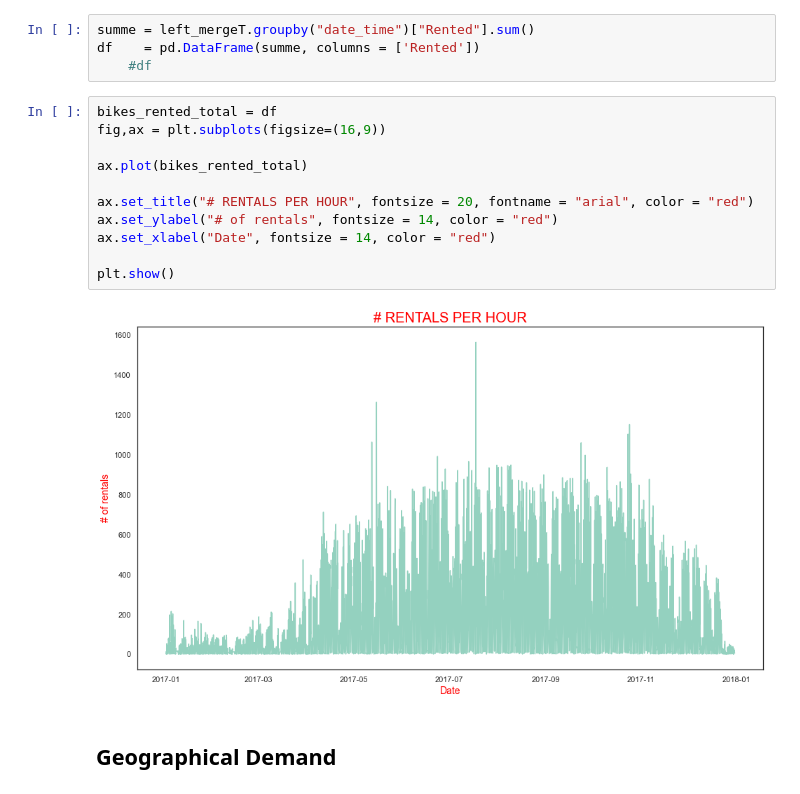
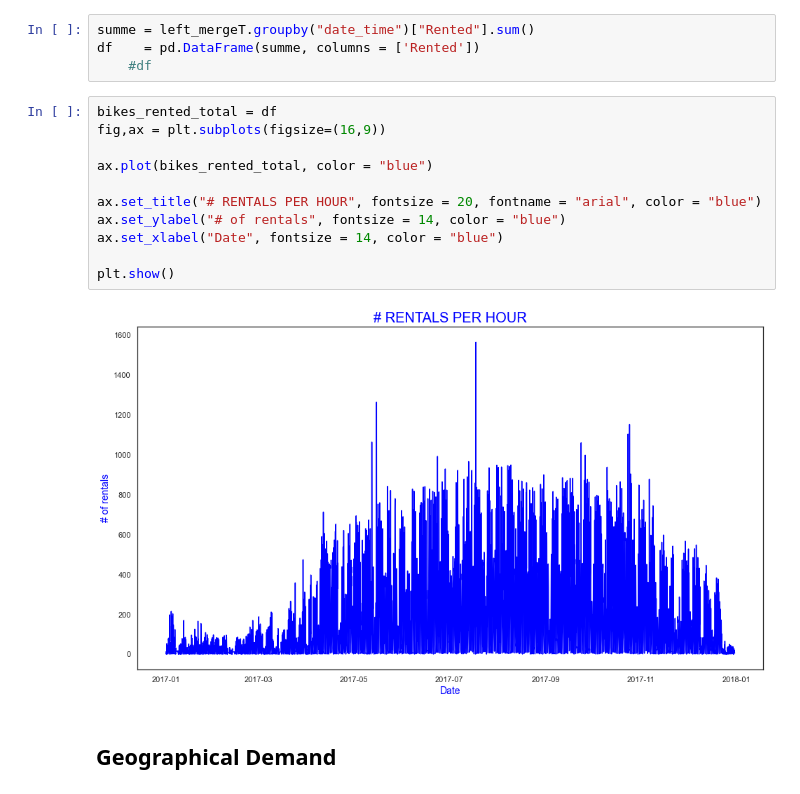
Before and after one commit to NiklasNesseler/ProjectNotFound, a Jupyter notebook: DSML_GroupProject_Boston2017.ipynb, the cells around one changed output. Cells and saved outputs as stored; diff of their text form.

```diff
--- a/DSML_GroupProject_Boston2017.ipynb
+++ b/DSML_GroupProject_Boston2017.ipynb
@@ -980,16 +980,16 @@ df    = pd.DataFrame(summe, columns = ['Rented'])
 # %%
 bikes_rented_total = df
 fig,ax = plt.subplots(figsize=(16,9))
 
-ax.plot(bikes_rented_total)
+ax.plot(bikes_rented_total, color = "blue")
 
-ax.set_title("# RENTALS PER HOUR", fontsize = 20, fontname = "arial", color = "red")
-ax.set_ylabel("# of rentals", fontsize = 14, color = "red")
-ax.set_xlabel("Date", fontsize = 14, color = "red")
+ax.set_title("# RENTALS PER HOUR", fontsize = 20, fontname = "arial", color = "blue")
+ax.set_ylabel("# of rentals", fontsize = 14, color = "blue")
+ax.set_xlabel("Date", fontsize = 14, color = "blue")
 
 plt.show()
 # %% [output]
-[figure, old version]
+[figure, new version]
 # %% [markdown]
 ## Geographical Demand
 # %% [markdown]
```
Also changed, not shown: parts of 17 cells of this notebook.
